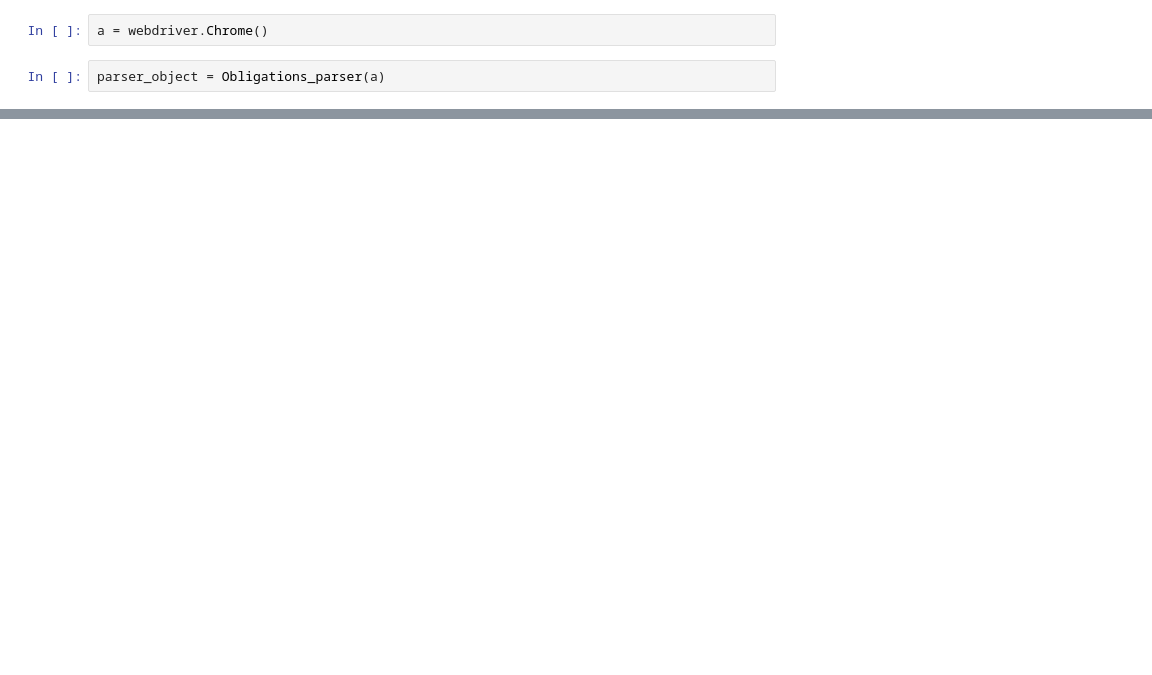
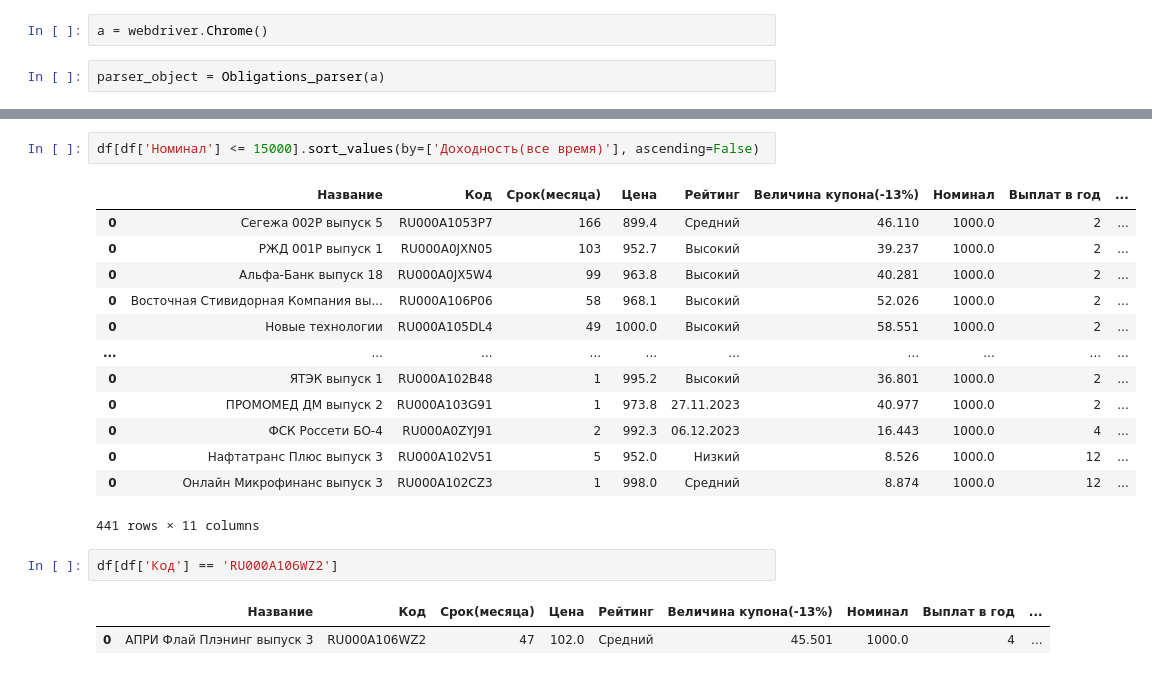
Before and after one commit to Meksis/Personal_projects, a Jupyter notebook: Obligations parser/parsers-tests.ipynb, the cells around one changed output, grey strips where cells are left out. Drawn from its saved outputs; the diff is of its cells as text; blank space fills up the shorter version.

```diff
--- a/Obligations parser/parsers-tests.ipynb
+++ b/Obligations parser/parsers-tests.ipynb
@@ -167,0 +186,21 @@ df
+# %%
+df[df['Номинал'] <= 15000].sort_values(by=['Доходность(все время)'], ascending=False)
+# %% [output]
+|  | Название | Код | Срок(месяца) | Цена | Рейтинг | Величина купона(-13%) | Номинал | Выплат в год | ... |
+| 0 | Сегежа 002P выпуск 5 | RU000A1053P7 | 166 | 899.4 | Средний | 46.110 | 1000.0 | 2 | ... |
+| 0 | РЖД 001Р выпуск 1 | RU000A0JXN05 | 103 | 952.7 | Высокий | 39.237 | 1000.0 | 2 | ... |
+| 0 | Альфа-Банк выпуск 18 | RU000A0JX5W4 | 99 | 963.8 | Высокий | 40.281 | 1000.0 | 2 | ... |
+| 0 | Восточная Стивидорная Компания вы... | RU000A106P06 | 58 | 968.1 | Высокий | 52.026 | 1000.0 | 2 | ... |
+| 0 | Новые технологии | RU000A105DL4 | 49 | 1000.0 | Высокий | 58.551 | 1000.0 | 2 | ... |
+| ... | ... | ... | ... | ... | ... | ... | ... | ... | ... |
+| 0 | ЯТЭК выпуск 1 | RU000A102B48 | 1 | 995.2 | Высокий | 36.801 | 1000.0 | 2 | ... |
+| 0 | ПРОМОМЕД ДМ выпуск 2 | RU000A103G91 | 1 | 973.8 | 27.11.2023 | 40.977 | 1000.0 | 2 | ... |
+| 0 | ФСК Россети БО-4 | RU000A0ZYJ91 | 2 | 992.3 | 06.12.2023 | 16.443 | 1000.0 | 4 | ... |
+| 0 | Нафтатранс Плюс выпуск 3 | RU000A102V51 | 5 | 952.0 | Низкий | 8.526 | 1000.0 | 12 | ... |
+| 0 | Онлайн Микрофинанс выпуск 3 | RU000A102CZ3 | 1 | 998.0 | Средний | 8.874 | 1000.0 | 12 | ... |
+441 rows × 11 columns
+# %%
+df[df['Код'] == 'RU000A106WZ2']
+# %% [output]
+|  | Название | Код | Срок(месяца) | Цена | Рейтинг | Величина купона(-13%) | Номинал | Выплат в год | ... |
+| 0 | АПРИ Флай Плэнинг выпуск 3 | RU000A106WZ2 | 47 | 102.0 | Средний | 45.501 | 1000.0 | 4 | ... |
```
Also changed, not shown: parts of 5 cells of this notebook.
